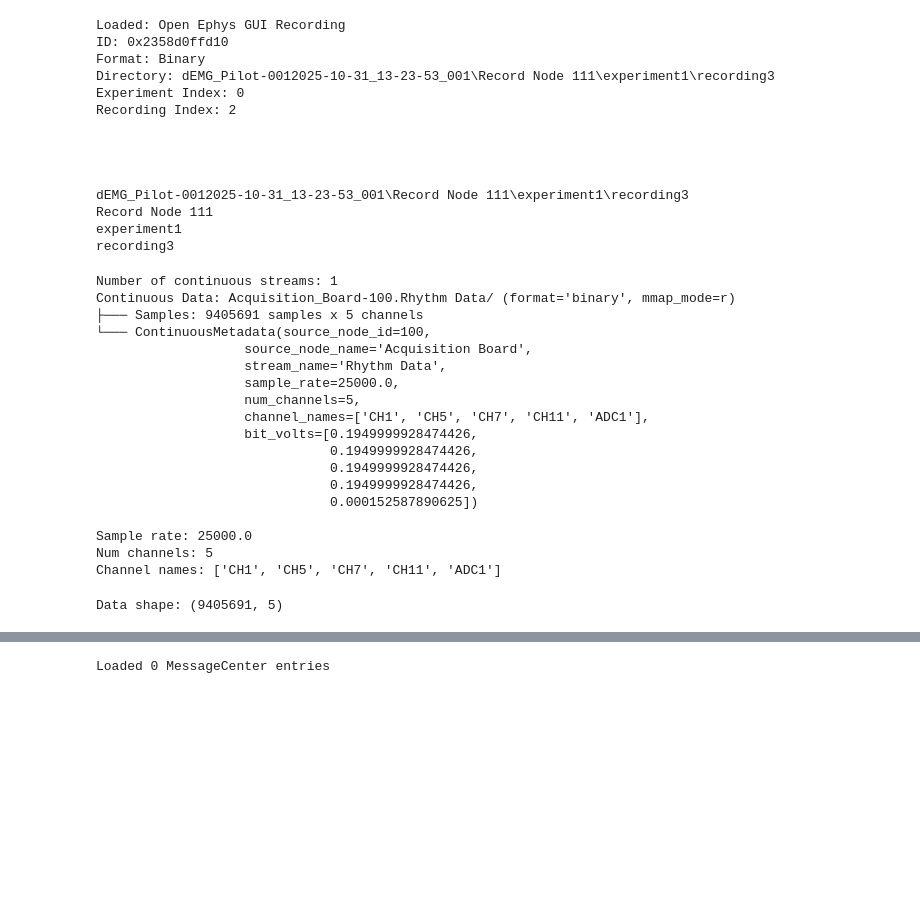
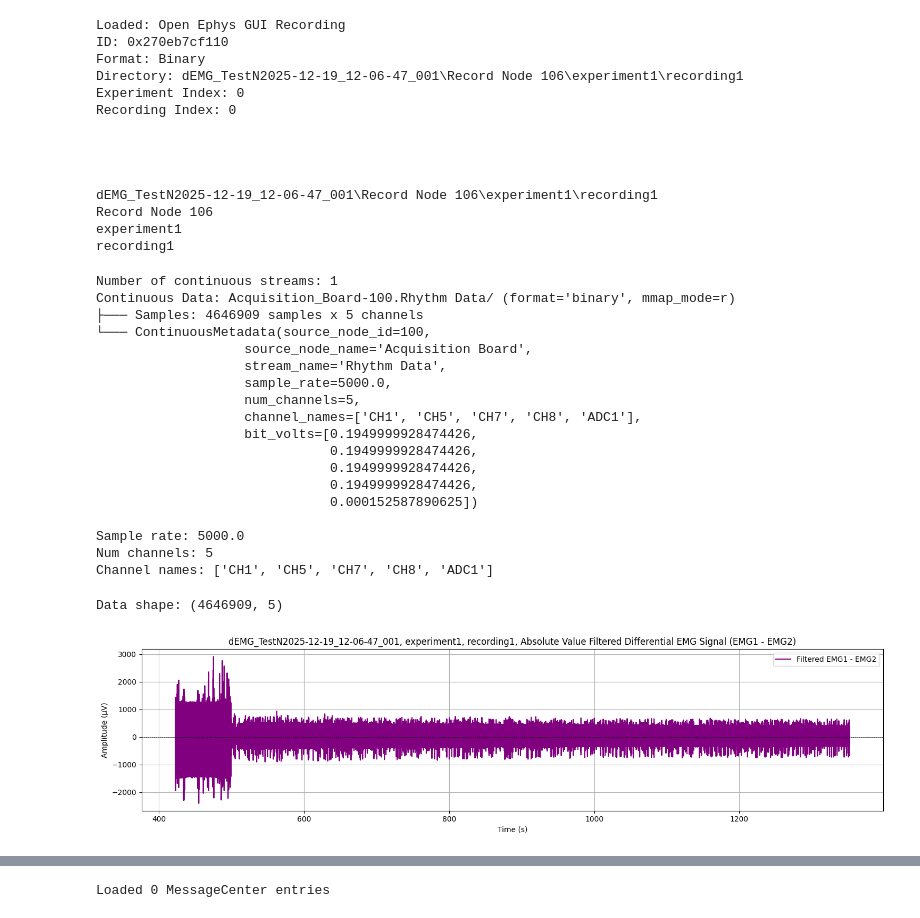
Before and after one commit to yahriels/Open-Ephys-H-Reflex-Python-Data-Analysis, a Jupyter notebook: src/open_ephys/analysis/Respiration_offline.ipynb, the cells around one changed output, grey strips where cells are left out. Cells and saved outputs as stored; diff of their text form; code cells hidden in the pictures; blank space fills up the shorter version.

Commit message:
Adding updated Respiration plotting code

```diff
--- a/src/open_ephys/analysis/Respiration_offline.ipynb
+++ b/src/open_ephys/analysis/Respiration_offline.ipynb
@@ -31,9 +34,9 @@ def scan_experiment_structure(session_dir, record_node_name="Record Node 106"):
 # ==== Select record node ====
 # w = 0 → Record Node 106
 # w = 1 → Record Node 111
-w = 1
+w = 0
 
-directory = "dEMG_Pilot-0012025-10-31_13-23-53_001"
+directory = "dEMG_TestN2025-12-19_12-06-47_001"
 
 session = Session(directory)
 print("Session loaded successfully.\n")
@@ -64,5 +67,5 @@ defaultdict(list, {'experiment1': ['recording1', 'recording2', 'recording3']})
 # %%
-recording_index = 2   # choose which recording to load
+recording_index = 0   # choose which recording to load
 
 try:
     recording = session.recordnodes[w].recordings[recording_index]
@@ -91,19 +94,19 @@ print(experiment_name)
 print(recording_name)
 # %% [output]
 Loaded: Open Ephys GUI Recording
-ID: 0x2358d0ffd10
+ID: 0x270eb7cf110
 Format: Binary
-Directory: dEMG_Pilot-0012025-10-31_13-23-53_001\Record Node 111\experiment1\recording3
+Directory: dEMG_TestN2025-12-19_12-06-47_001\Record Node 106\experiment1\recording1
 Experiment Index: 0
-Recording Index: 2
+Recording Index: 0
 
 
 
 
-dEMG_Pilot-0012025-10-31_13-23-53_001\Record Node 111\experiment1\recording3
-Record Node 111
+dEMG_TestN2025-12-19_12-06-47_001\Record Node 106\experiment1\recording1
+Record Node 106
 experiment1
-recording3
+recording1
 # %%
 continuous_list = recording.continuous
 
@@ -122,22 +125,22 @@ print("Channel names:", metadata.channel_names)
 # %% [output]
 Number of continuous streams: 1
 Continuous Data: Acquisition_Board-100.Rhythm Data/ (format='binary', mmap_mode=r)
-├─── Samples: 9405691 samples x 5 channels
+├─── Samples: 4646909 samples x 5 channels
 └─── ContinuousMetadata(source_node_id=100,
                    source_node_name='Acquisition Board',
                    stream_name='Rhythm Data',
-                   sample_rate=25000.0,
+                   sample_rate=5000.0,
                    num_channels=5,
-                   channel_names=['CH1', 'CH5', 'CH7', 'CH11', 'ADC1'],
+                   channel_names=['CH1', 'CH5', 'CH7', 'CH8', 'ADC1'],
                    bit_volts=[0.1949999928474426,
                               0.1949999928474426,
                               0.1949999928474426,
                               0.1949999928474426,
                               0.000152587890625])
 
-Sample rate: 25000.0
+Sample rate: 5000.0
 Num channels: 5
-Channel names: ['CH1', 'CH5', 'CH7', 'CH11', 'ADC1']
+Channel names: ['CH1', 'CH5', 'CH7', 'CH8', 'ADC1']
 # %%
 # Load continuous data using global timestamps and data shape
 timestamps = recording.continuous[0].timestamps
@@ -145,7 +148,7 @@ n_timestamps = timestamps.shape[0]
 data = recording.continuous[0].get_samples(start_sample_index=0, end_sample_index=n_timestamps)
 print("Data shape:", data.shape)
 # %% [output]
-Data shape: (9405691, 5)
+Data shape: (4646909, 5)
 # %%
 # ==== EMG Processing ====
 emg1_raw = data[:, 2]
@@ -163,4 +167,23 @@ b, a = butter(2, np.array([lowcut, highcut])/(sample_rate/2), btype='bandpass')
 differential_filt = lfilter(b, a, differential)
 differential_abs = np.abs(differential_filt)
 differential_emg = differential_abs
+# %%
+differential_filt = data[:,3] #Only if online filtered, if not then comment out
+
+# ==== Full Trace Plot ====
+plt.figure(figsize=(15, 4))
+plt.plot(timestamps, differential_filt, label="Filtered EMG1 - EMG2", color='purple')
+plt.axhline(0, color='black', linestyle='--', linewidth=0.5)
+plt.title(f"{directory}, {experiment_name}, {recording_name}, Absolute Value Filtered Differential EMG Signal (EMG1 - EMG2)")
+plt.xlabel("Time (s)")
+plt.ylabel("Amplitude (μV)")
+plt.grid(True)
+plt.legend()
+#plt.ylim(top=1000)
+#plt.ylim(bottom=-1000)
+plt.tight_layout()
+
+plt.show()
+# %% [output]
+[figure, added]
 # %%
```
Also changed, not shown: parts of 6 cells of this notebook.
